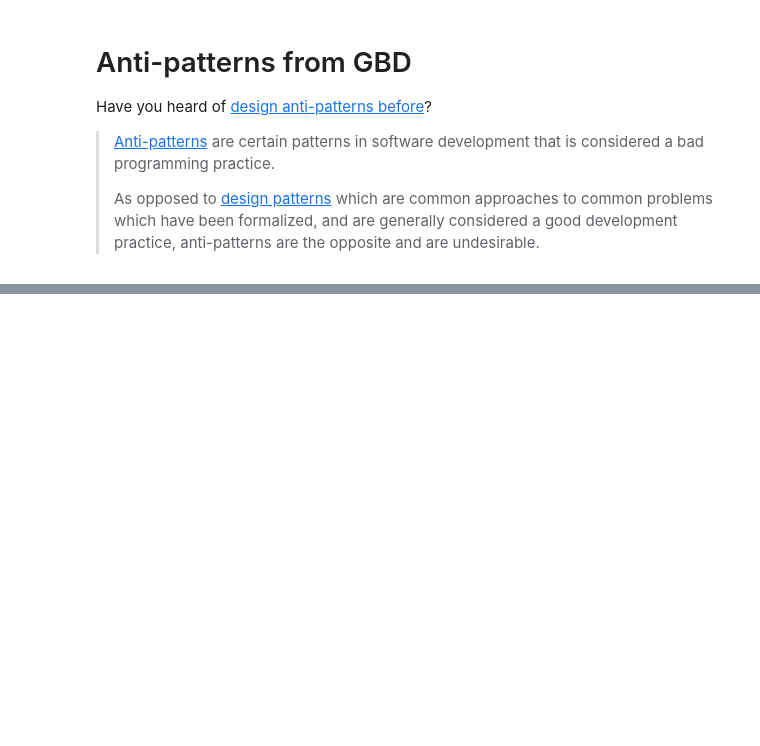
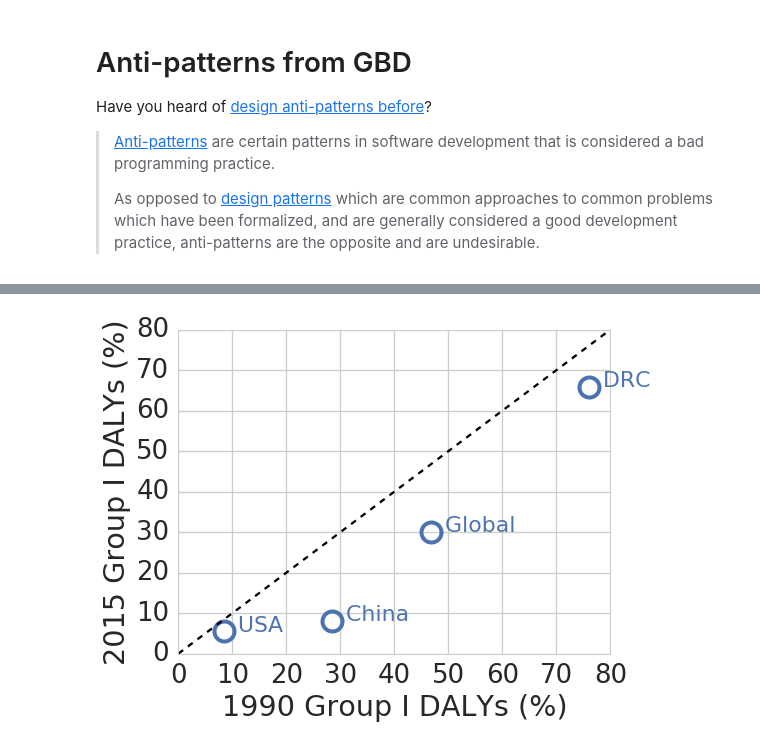
Before and after one commit to afcarl/iths-communicating-results-visually-2, a Jupyter notebook: 01_gbd_anti-patterns.ipynb, the cells around one changed output, grey strips where cells are left out. Drawn from its saved outputs; the diff is of its cells as text; code cells hidden in the pictures; blank space fills up the shorter version.

```diff
--- a/01_gbd_anti-patterns.ipynb
+++ b/01_gbd_anti-patterns.ipynb
@@ -43,0 +82,24 @@ df.groupby(['year', 'cause', 'location']).first().value.unstack().fillna('')
+# %%
+# visual communication anti-pattern 4: another misleading visual form
+
+plt.figure(figsize=(8, 6))
+plt.subplots_adjust(left=.15, bottom=.15)
+
+t = df
+t = t[t.year.isin([1990, 2015])]
+t = t[t.cause == "Group I"]
+t = t.groupby(['location', 'year']).value.first()
+t = t.unstack()
+
+color = tuple(colors[1])
+
+for row in ['Global', 'USA', 'DRC', 'China']:
+    plt.plot(t.loc[row, 1990], t.loc[row, 2015], 'o', ms=20, mec=color, mew=4, color='none')
+    plt.text(t.loc[row, 1990], t.loc[row, 2015], '  '+row, ha='left', va='baseline', size=22, color=color)
+
+plt.plot([0,80], [0,80], 'k--', )
+plt.xlabel('1990 Group I DALYs (%)')
+plt.ylabel('2015 Group I DALYs (%)')
+plt.savefig('img/anti-scatter.png')
+# %% [output]
+[figure, added]
```
Also changed, not shown: parts of 6 cells of this notebook, 17 other files.
